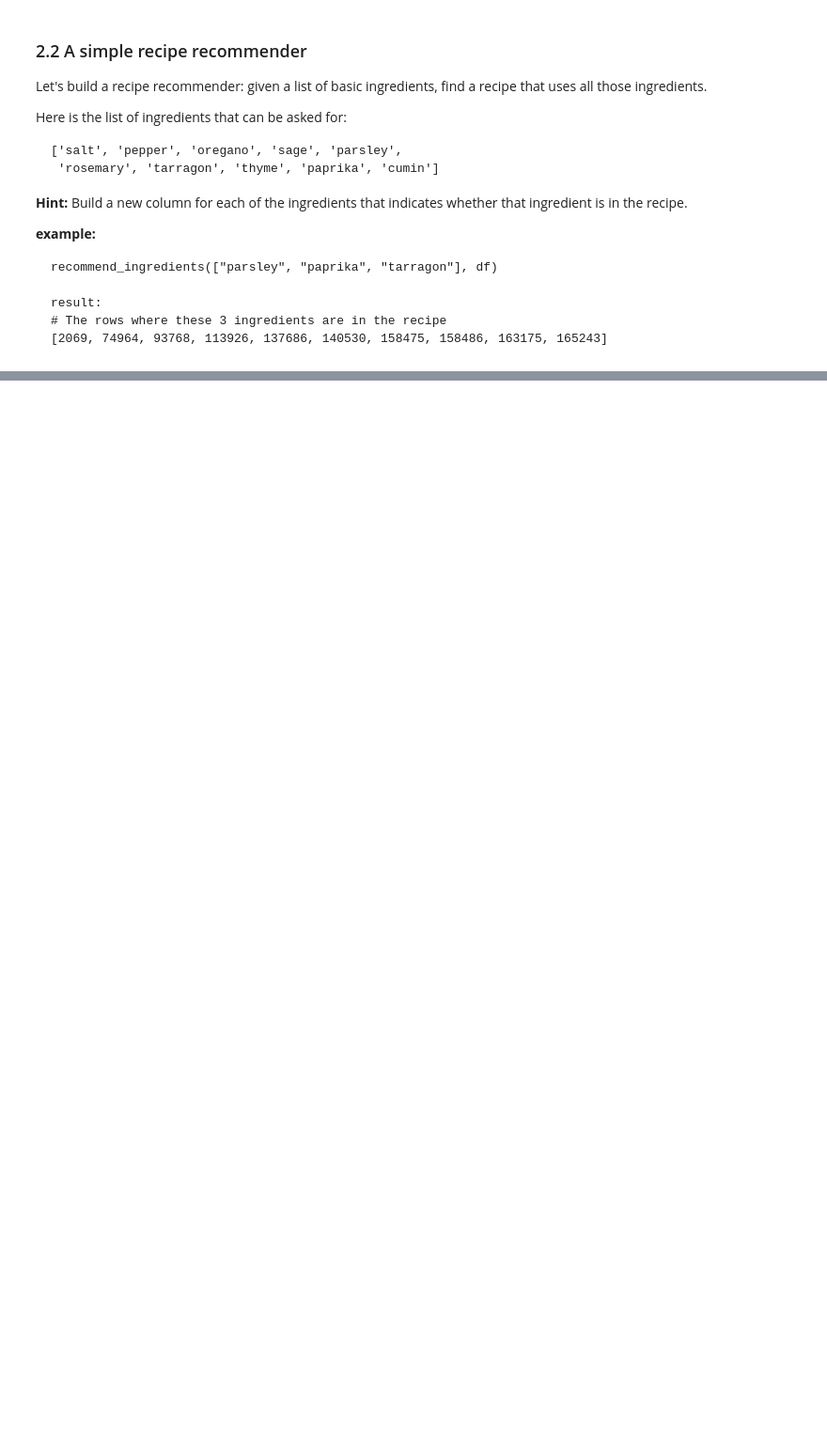
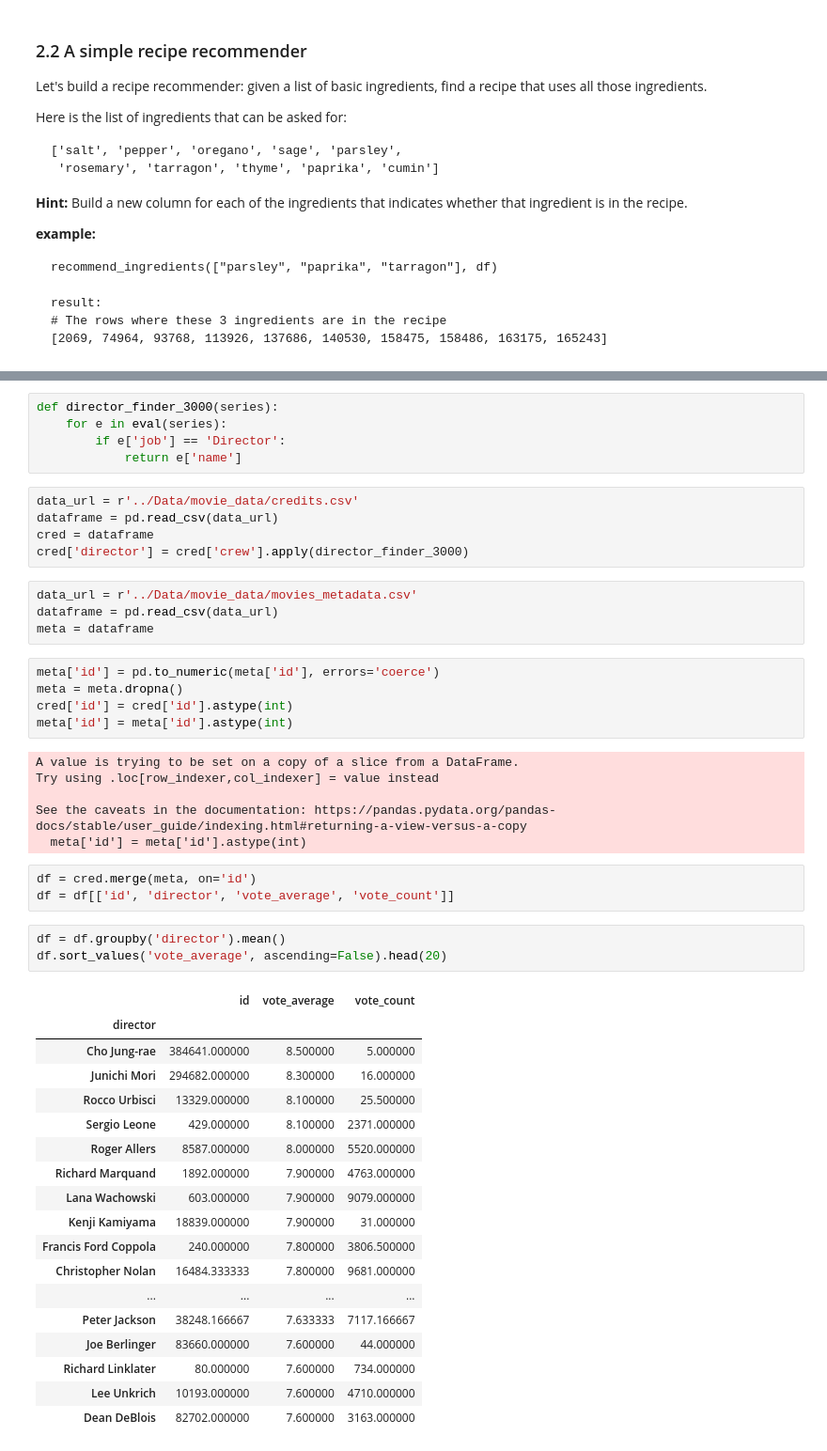
Before and after one commit to cb-ds-1/m2-3-exploration, a Jupyter notebook: workshop.ipynb, the cells around one changed output, grey strips where cells are left out. Shown: that part at 94% size. Saved outputs shown, nothing was run; the diff lists cells and outputs as text; blank space fills up the shorter version.

```diff
--- a/workshop.ipynb
+++ b/workshop.ipynb
@@ -70,3 +157,53 @@ The tables have common columns (`id` and `movie_id`) around which you can merge
 Your task is to find **The best director** in terms of average ratings of his movies. This can be from the `ratings` or `ratings_small` table, or simply the vote average in the `metadata` table. The director can be found in the `cast` table.
 
 You will have to use all of your skills to get this done, between using groupbys and merging multiple tables together
+# %%
+def director_finder_3000(series):
+    for e in eval(series):
+        if e['job'] == 'Director':
+            return e['name']
+# %%
+data_url = r'../Data/movie_data/credits.csv'
+dataframe = pd.read_csv(data_url)
+cred = dataframe
+cred['director'] = cred['crew'].apply(director_finder_3000)
+# %%
+data_url = r'../Data/movie_data/movies_metadata.csv'
+dataframe = pd.read_csv(data_url)
+meta = dataframe
+# %%
+meta['id'] = pd.to_numeric(meta['id'], errors='coerce')
+meta = meta.dropna()
+cred['id'] = cred['id'].astype(int)
+meta['id'] = meta['id'].astype(int)
+# %% [output]
+A value is trying to be set on a copy of a slice from a DataFrame.
+Try using .loc[row_indexer,col_indexer] = value instead
+
+See the caveats in the documentation: https://pandas.pydata.org/pandas-docs/stable/user_guide/indexing.html#returning-a-view-versus-a-copy
+  meta['id'] = meta['id'].astype(int)
+# %%
+df = cred.merge(meta, on='id')
+df = df[['id', 'director', 'vote_average', 'vote_count']]
+# %%
+df = df.groupby('director').mean()
+df.sort_values('vote_average', ascending=False).head(20)
+# %% [output]
+|  | id | vote_average | vote_count |
+| director |  |  |  |
+| Cho Jung-rae | 384641.000000 | 8.500000 | 5.000000 |
+| Junichi Mori | 294682.000000 | 8.300000 | 16.000000 |
+| Rocco Urbisci | 13329.000000 | 8.100000 | 25.500000 |
+| Sergio Leone | 429.000000 | 8.100000 | 2371.000000 |
+| Roger Allers | 8587.000000 | 8.000000 | 5520.000000 |
+| Richard Marquand | 1892.000000 | 7.900000 | 4763.000000 |
+| Lana Wachowski | 603.000000 | 7.900000 | 9079.000000 |
+| Kenji Kamiyama | 18839.000000 | 7.900000 | 31.000000 |
+| Francis Ford Coppola | 240.000000 | 7.800000 | 3806.500000 |
+| Christopher Nolan | 16484.333333 | 7.800000 | 9681.000000 |
+| ... | ... | ... | ... |
+| Peter Jackson | 38248.166667 | 7.633333 | 7117.166667 |
+| Joe Berlinger | 83660.000000 | 7.600000 | 44.000000 |
+| Richard Linklater | 80.000000 | 7.600000 | 734.000000 |
+| Lee Unkrich | 10193.000000 | 7.600000 | 4710.000000 |
+| Dean DeBlois | 82702.000000 | 7.600000 | 3163.000000 |
```
Also changed, not shown: parts of 9 cells of this notebook.
